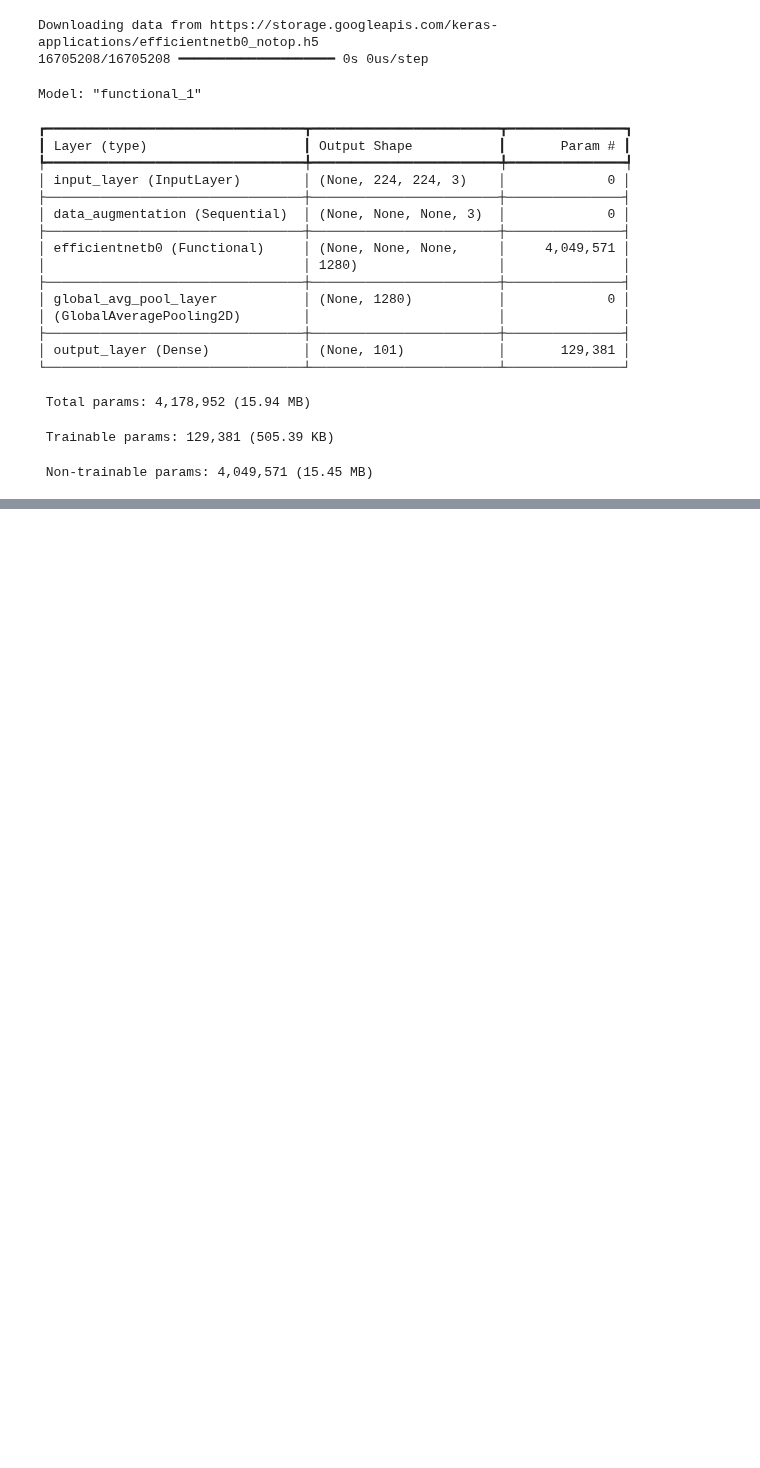
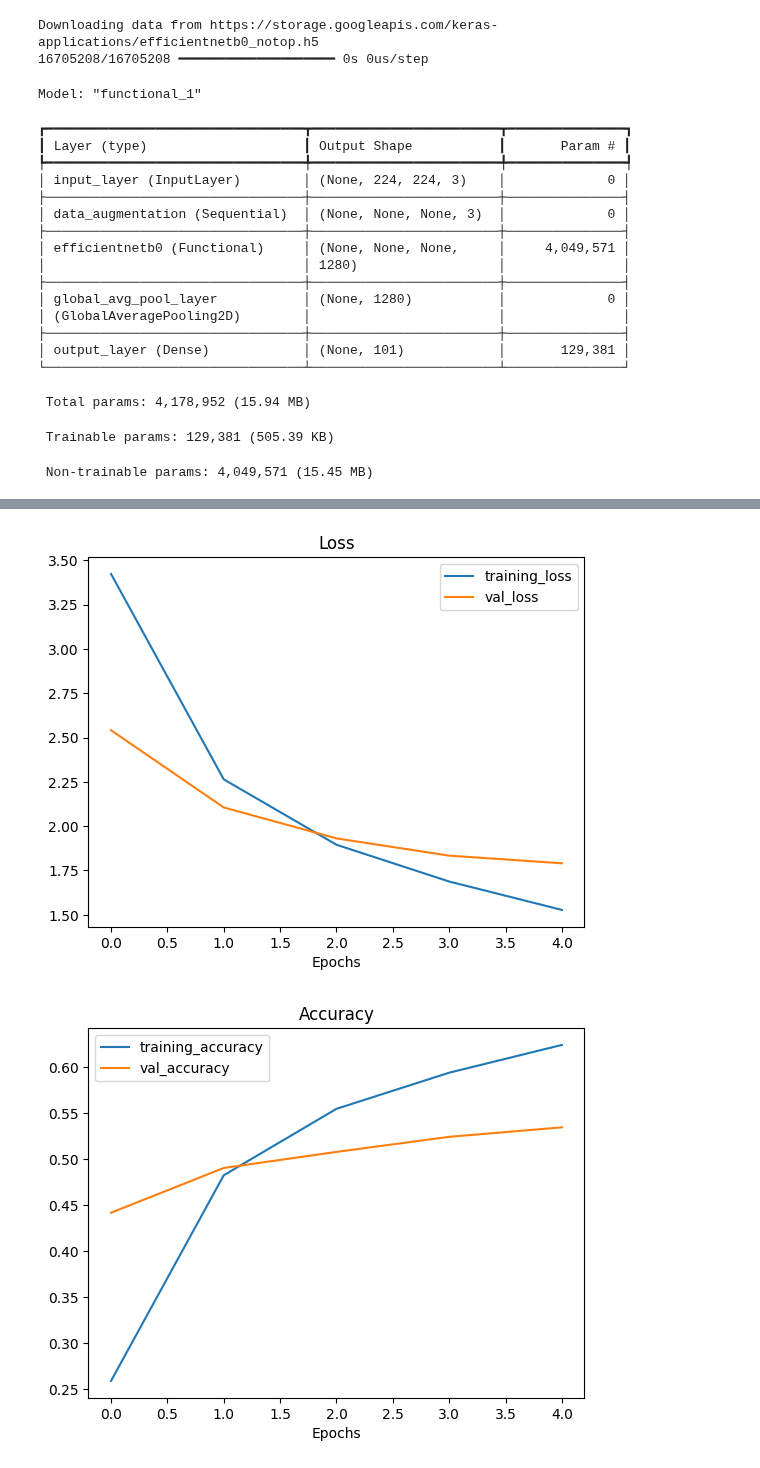
Before and after one commit to fachiny17/machine_learning, a Jupyter notebook: tensorflow_course/06_transfer_learning_in_tensorflow_part_3_scaling_up.ipynb, the cells around one changed output, grey strips where cells are left out. Saved outputs shown, nothing was run; the diff lists cells and outputs as text; code cells hidden in the pictures; blank space fills up the shorter version.

```diff
--- a/tensorflow_course/06_transfer_learning_in_tensorflow_part_3_scaling_up.ipynb
+++ b/tensorflow_course/06_transfer_learning_in_tensorflow_part_3_scaling_up.ipynb
@@ -162,0 +178,5 @@ Epoch 1/5
+# %%
+plot_loss_curves(history_all_classes_10_percent)
+# %% [output]
+[figure, added]
+[figure, added]
```
Also changed, not shown: parts of 2 cells of this notebook.
